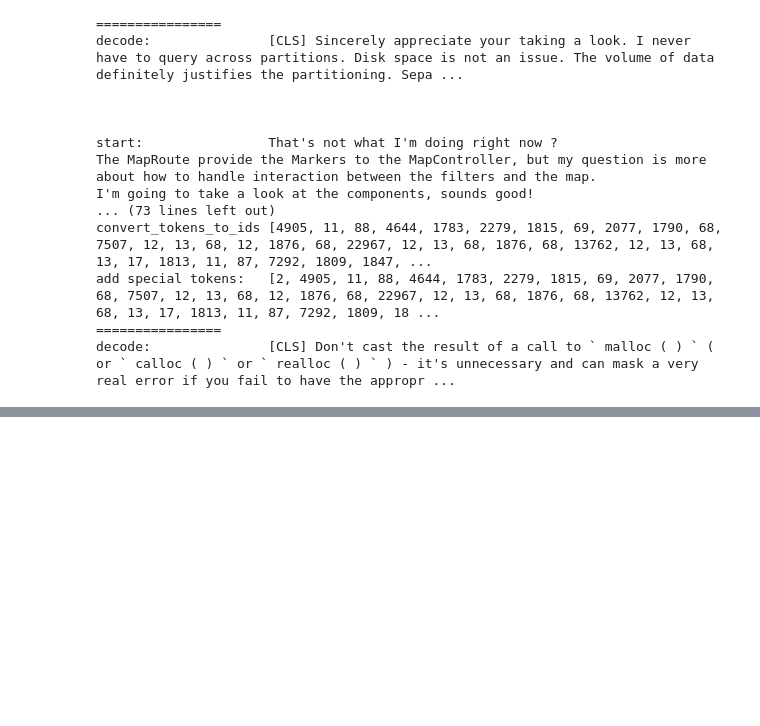
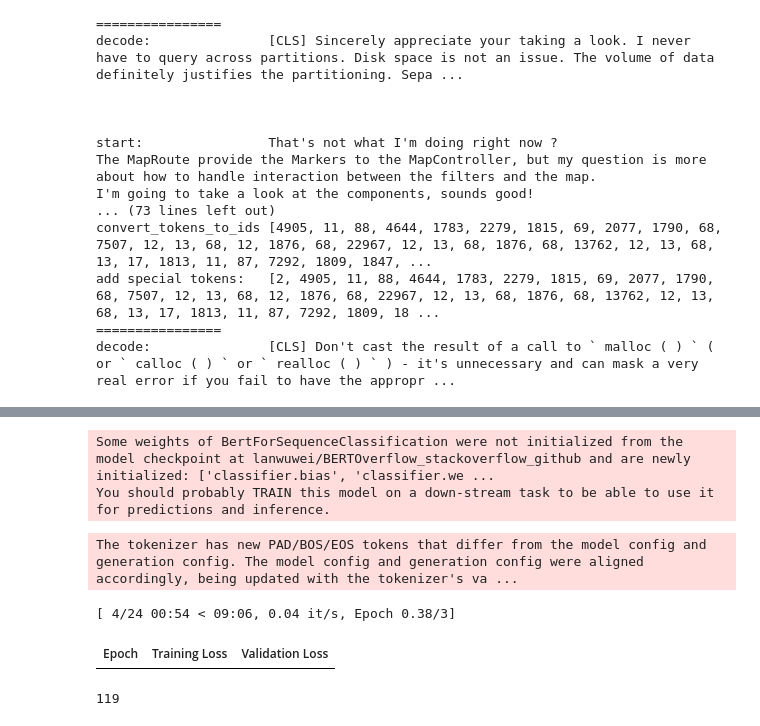
Before and after one commit to tasinfrancesco/Practical_ML_PSL, a Jupyter notebook: ML_submission_Tasin.ipynb, the cells around one changed output, grey strips where cells are left out. Saved outputs shown, nothing was run; the diff lists cells and outputs as text; code cells hidden in the pictures; blank space fills up the shorter version.

Commit message:
I'm trying, I'm really trying .... (boo hoo). Hopefully the trainer class works this time (still a demo, not the full thing)

```diff
--- a/ML_submission_Tasin.ipynb
+++ b/ML_submission_Tasin.ipynb
@@ -140,0 +181,59 @@ TokenClassifierOutput(loss=None, logits=tensor([[[-0.6075,  1.1530, -0.6116,  ..
+# %%
+small_tokenized_ds = small_train_val_ds.map(lambda example : tokenizer(example["text"], padding = True),
+                                            batched = True,
+                                            batch_size = 16,
+                                            )
+small_tokenized_ds = small_tokenized_ds.remove_columns(["text"])
+small_tokenized_ds = small_tokenized_ds.rename_column("target", "labels")
+small_tokenized_ds.set_format("torch")
+# %%
+from transformers import TrainingArguments, Trainer
+
+#defining the tokenizer above
+model = AutoModelForSequenceClassification.from_pretrained("lanwuwei/BERTOverflow_stackoverflow_github", num_labels = 2, problem_type = "single_label_classification")
+
+#OTHERWISE I can try fix it by adding num_labels=1,
+# problem_type = "single_label_classification"
+
+arguments = TrainingArguments(
+    output_dir = "first_attempt_outputs",
+    per_device_train_batch_size = 16,
+    per_device_eval_batch_size = 16,
+    num_train_epochs = 3,
+    eval_strategy = "epoch",
+    save_strategy = "epoch",
+    learning_rate = 2e-5,
+    load_best_model_at_end = True,
+    seed = 42
+)
+
+def compute_metrics(eval_pred):
+  logits, labels = eval_pred
+  predictions = np.argmax(logits, axis = -1)
+  return {"roc auc": roc_auc_score(predictions, y_true=labels)}
+
+trainer = Trainer(
+    model = model,
+    args = arguments,
+    train_dataset = small_tokenized_ds["train"],
+    eval_dataset = small_tokenized_ds["val"],
+    tokenizer = tokenizer,
+    compute_metrics = compute_metrics
+)
+# %% [output]
+Some weights of BertForSequenceClassification were not initialized from the model checkpoint at lanwuwei/BERTOverflow_stackoverflow_github and are newly initialized: ['classifier.bias', 'classifier.we ...
+You should probably TRAIN this model on a down-stream task to be able to use it for predictions and inference.
+# %%
+trainer.train()
+trainer.predict(small_tokenized_ds["val"])
+# %% [output]
+The tokenizer has new PAD/BOS/EOS tokens that differ from the model config and generation config. The model config and generation config were aligned accordingly, being updated with the tokenizer's va ...
+[ 4/24 00:54 < 09:06, 0.04 it/s, Epoch 0.38/3]
+| Epoch | Training Loss | Validation Loss |
+# %%
+len(small_tokenized_ds["train"]["input_ids"])
+len(small_tokenized_ds["train"]["input_ids"])
+
+len()
+# %% [output]
+119
```
Also changed, not shown: parts of 6 cells of this notebook.
